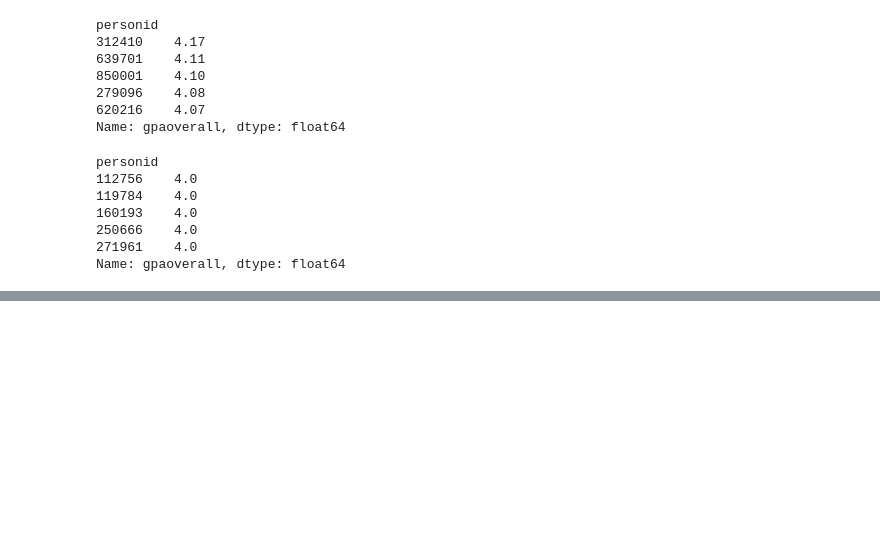
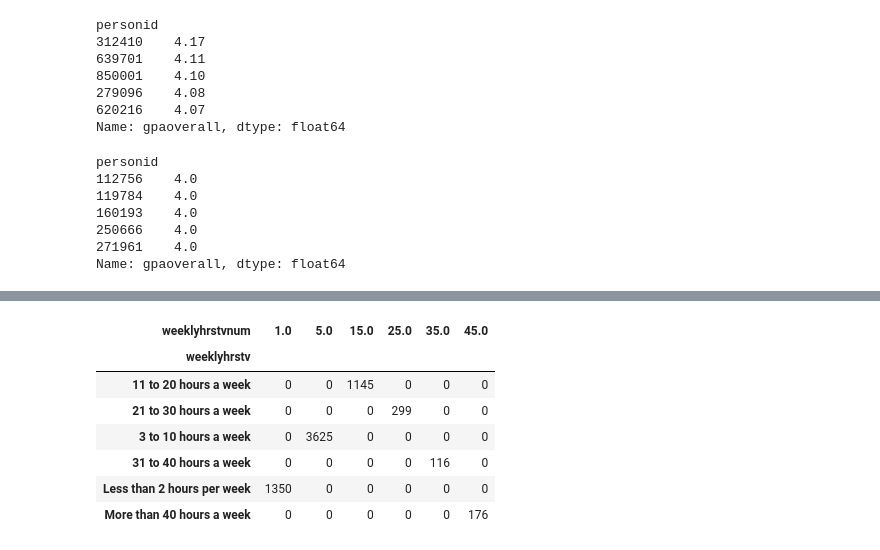
Before and after one commit to Mikma03/Python-Data-Cleaning, a Jupyter notebook: Chapter06/chapter_6_practising.ipynb, the cells around one changed output, grey strips where cells are left out. Drawn from its saved outputs; the diff is of its cells as text; code cells hidden in the pictures; blank space fills up the shorter version.

```diff
--- a/Chapter06/chapter_6_practising.ipynb
+++ b/Chapter06/chapter_6_practising.ipynb
@@ -314,0 +430,3 @@ Name: gpaoverall, dtype: float64
+# %%
+nls97 = pd.read_csv("data/nls97c.csv")
+nls97.set_index("personid", inplace=True)
@@ -314,0 +441,2 @@ Name: gpaoverall, dtype: float64
+# %%
+nls97['govprovidejobsdefprob'] = np.where(nls97.govprovidejobs.isnull(), np.nan,np.where(nls97.govprovidejobs.str.contains("not"),"No","Yes"))
@@ -314,0 +470,2 @@ Name: gpaoverall, dtype: float64
+# %%
+nls97['evermarried'] = np.where(nls97.maritalstatus.isnull(),np.nan,np.where(nls97.maritalstatus.str.strip()=="Never-married","No","Yes"))
@@ -314,0 +483,2 @@ Name: gpaoverall, dtype: float64
+# %%
+nls97['receivedba'] = np.where(nls97.highestdegree.isnull(),np.nan,np.where(nls97.highestdegree.str[0:1].isin(['4','5','6','7']),"Yes","No"))
@@ -314,0 +525,11 @@ Name: gpaoverall, dtype: float64
+# %%
+>>> pd.crosstab(nls97.weeklyhrstv, nls97.weeklyhrstvnum)
+# %% [output]
+| weeklyhrstvnum | 1.0 | 5.0 | 15.0 | 25.0 | 35.0 | 45.0 |
+| weeklyhrstv |  |  |  |  |  |  |
+| 11 to 20 hours a week | 0 | 0 | 1145 | 0 | 0 | 0 |
+| 21 to 30 hours a week | 0 | 0 | 0 | 299 | 0 | 0 |
+| 3 to 10 hours a week | 0 | 3625 | 0 | 0 | 0 | 0 |
+| 31 to 40 hours a week | 0 | 0 | 0 | 0 | 116 | 0 |
+| Less than 2 hours per week | 1350 | 0 | 0 | 0 | 0 | 0 |
+| More than 40 hours a week | 0 | 0 | 0 | 0 | 0 | 176 |
```
Also changed, not shown: parts of 27 cells of this notebook.
